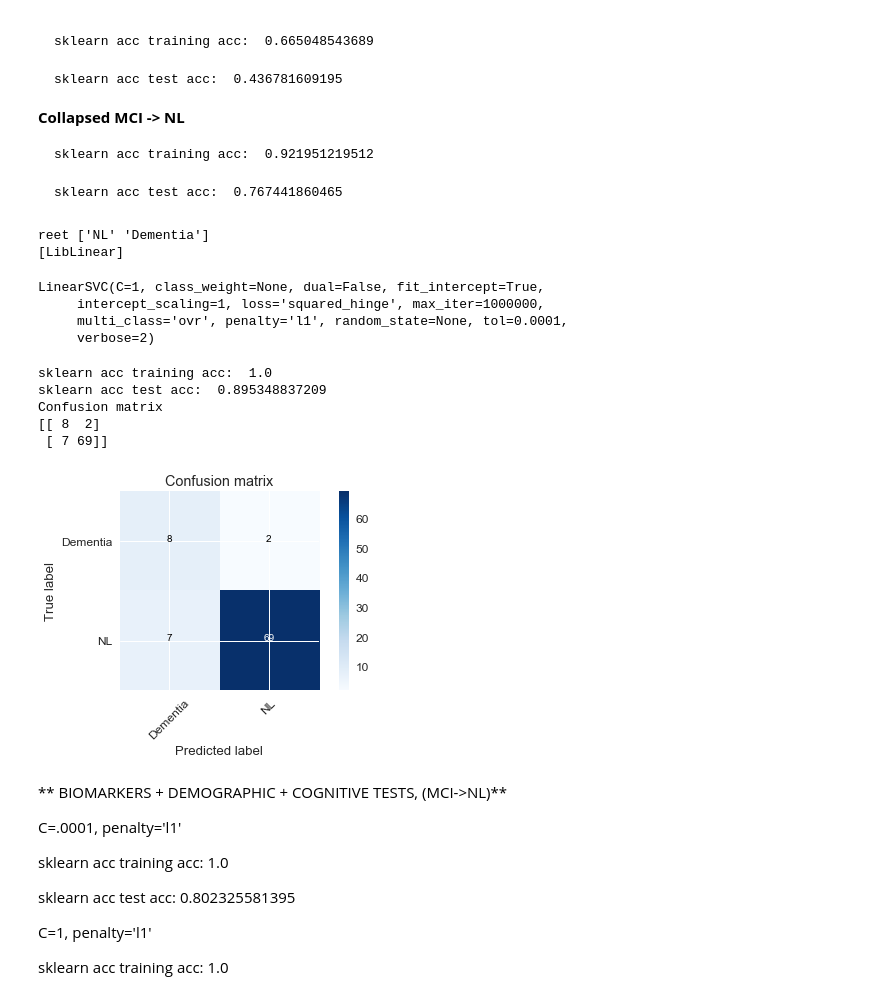
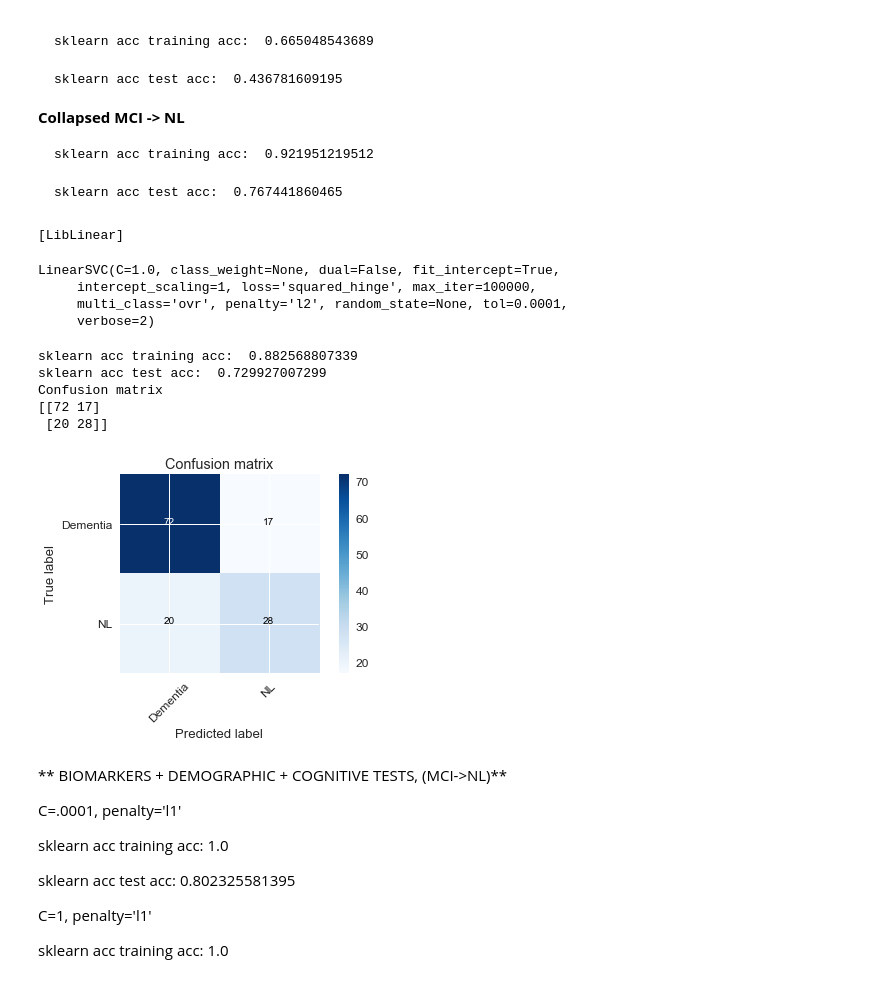
Before and after one commit to kechavez/AD_Classification, a Jupyter notebook: ROI Feature selection.ipynb, the cells around one changed output. Saved outputs shown, nothing was run; the diff lists cells and outputs as text; code cells hidden in the pictures.

```diff
--- a/ROI Feature selection.ipynb
+++ b/ROI Feature selection.ipynb
@@ -126,9 +365,11 @@ MCI to Dementia 8
 # %%
 ########### USING OTHER BIOMARKERS #############
-x_train, y_train, x_test, y_test = preprocess_volumetric(tadpole2, train_split)
+# x_train, y_train, x_test, y_test = preprocess_volumetric(tadpole2, train_split)
 # print('xt',x_train)
 
-
+x, y = preprocess_all_feat(tadpole2)
+X_train, X_test, y_train, y_test = train_test_split(x, y, test_size=.2, random_state=0)
+y_train, y_test = np.ravel(y_train), np.ravel(y_test)
 
 # pd.unique(tadpole2['DX'])
 # tadpole2
@@ -144,8 +376,8 @@ MCI to Dementia 8
 # %%
 # Fit a linear kernel SVM model
 
-linearsvm_model = svm.SVC(kernel='linear')
-# linearsvm_model = LinearSVC(verbose=2, max_iter=10000000, dual=False, C=1, penalty='l1')
+# linearsvm_model = svm.SVC(kernel='linear')
+linearsvm_model = LinearSVC(verbose=2, max_iter=100000, dual=False, C=1.0)
 
-linearsvm_model.fit(x_train, y_train)
+linearsvm_model.fit(X_train, y_train)
 # %% [output]
@@ -200,38 +436,37 @@ See collapse_dx in util.py
     sklearn acc test acc:  0.767441860465
 # %%
 ########### USING BIOMARKERS + DEMOGRAPHIC + COGNITIVE TESTS #############
-x, y = preprocess_all_feat(tadpole2)
-x_train, y_train, x_test, y_test = split_data(x,y, train_split)
+#x, y = preprocess_all_feat(tadpole2)
+#x_train, y_train, x_test, y_test = split_data(x,y, train_split)
 #print('y',y_train)
 # Fit a linear kernel SVM model
 
 #linearsvm_model = svm.SVC(kernel='linear')
-linearsvm_model = LinearSVC(verbose=2, max_iter=1000000, dual=False, C=1, penalty='l1')
+linearsvm_model = LinearSVC(verbose=2, max_iter=100000, dual=False, C=1.0)
 
-linearsvm_model.fit(x_train, y_train)
+linearsvm_model.fit(X_train, y_train)
 # %% [output]
-reet ['NL' 'Dementia']
 [LibLinear]
-LinearSVC(C=1, class_weight=None, dual=False, fit_intercept=True,
-     intercept_scaling=1, loss='squared_hinge', max_iter=1000000,
-     multi_class='ovr', penalty='l1', random_state=None, tol=0.0001,
+LinearSVC(C=1.0, class_weight=None, dual=False, fit_intercept=True,
+     intercept_scaling=1, loss='squared_hinge', max_iter=100000,
+     multi_class='ovr', penalty='l2', random_state=None, tol=0.0001,
      verbose=2)
 # %%
 # Evaluate using test set.
-predicted_labels = linearsvm_model.predict(x_test)
-print('sklearn acc training acc: ', accuracy_score(y_train, linearsvm_model.predict(x_train)))
+predicted_labels = linearsvm_model.predict(X_test)
+print('sklearn acc training acc: ', accuracy_score(y_train, linearsvm_model.predict(X_train)))
 print('sklearn acc test acc: ', accuracy_score(y_test, predicted_labels))
 # Confusion Matrix
 cnf_matrix=confusion_matrix(y_test, predicted_labels)
 class_names=list(['Dementia','NL'])
 plot_confusion_matrix(cnf_matrix, classes=class_names, title='Confusion matrix')
 # %% [output]
-sklearn acc training acc:  1.0
-sklearn acc test acc:  0.895348837209
+sklearn acc training acc:  0.882568807339
+sklearn acc test acc:  0.729927007299
 Confusion matrix
-[[ 8  2]
- [ 7 69]]
+[[72 17]
+ [20 28]]
-[figure, old version]
+[figure, new version]
 # %% [markdown]
 ** BIOMARKERS + DEMOGRAPHIC + COGNITIVE TESTS, (MCI->NL)**
 
```
Also changed, not shown: parts of 11 cells of this notebook, 2 other files.
